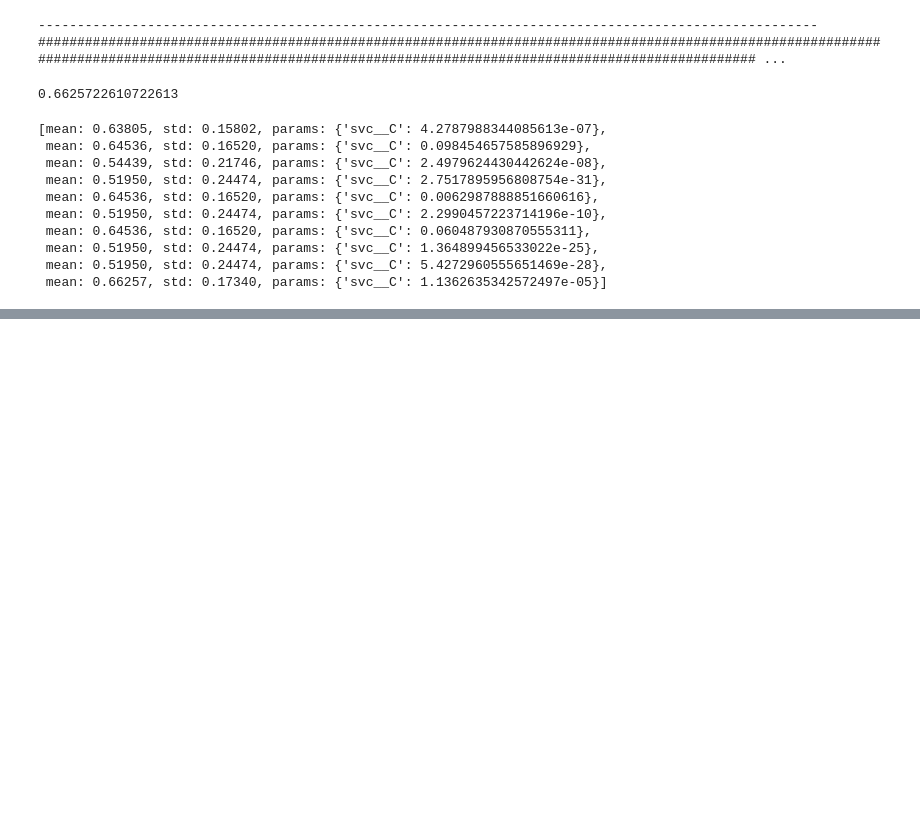
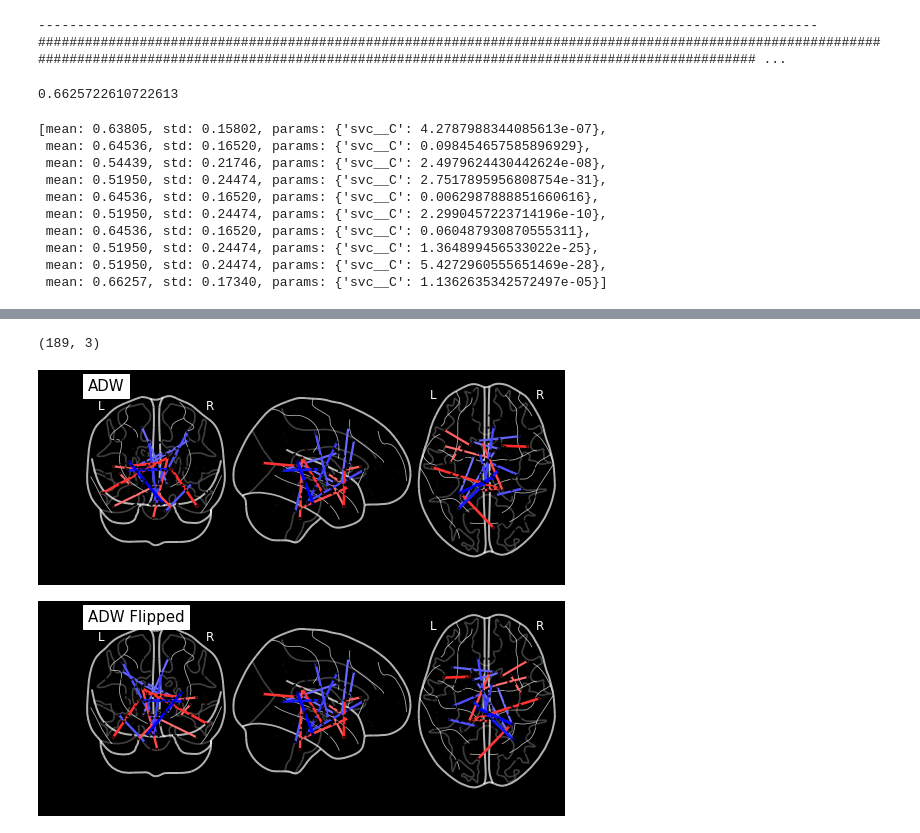
Before and after one commit to bonilhamusclab-projects/behav_connectome_prediction, a Jupyter notebook: entrainment_pred.ipynb, the cells around one changed output, grey strips where cells are left out. Cells and saved outputs as stored; diff of their text form; code cells hidden in the pictures; blank space fills up the shorter version.

Commit message:
plot connectome

```diff
--- a/entrainment_pred.ipynb
+++ b/entrainment_pred.ipynb
@@ -210,0 +214,11 @@ search_adw_c.grid_scores_
+# %%
+def mk_coeffs_mat(coeffs):
+    coeffs_mat = np.zeros((189, 189))
+    ix = 0
+    for i in range(189):
+        for j in range(i+1, 189):
+            coeffs_mat[i][j] = coeffs_mat[j][i] = coeffs[ix]
+            ix += 1
+
+    assert np.all(coeffs_mat == coeffs_mat.T)
+    return coeffs_mat
@@ -210,0 +227,22 @@ search_adw_c.grid_scores_
+# %%
+coeffs_mat_adw = mk_coeffs_mat(coeffs_adw)
+# %%
+jhu_coords = pd.read_csv("data/jhu_coords.csv",
+                        dtype={'x': np.float64, 'y':np.float64, 'z':np.float64})
+jhu_coords = jhu_coords[['x', 'y', 'z']].get_values()
+jhu_coords_flipped = [[-1*x, y, z] for (x,y,z) in jhu_coords]
+# %%
+jhu_coords.shape
+# %% [output]
+(189, 3)
+# %%
+def plot_coeffs(coeffs_mat, title):
+    plotting.plot_connectome(coeffs_mat, jhu_coords, edge_threshold='99.9%',
+                         node_size=2, title=title, alpha=.5, black_bg=True)
+    plotting.plot_connectome(coeffs_mat, jhu_coords_flipped, edge_threshold='99.9%',
+                         node_size=2, title=title +' Flipped', alpha=.5, black_bg=True)
+# %%
+plot_coeffs(coeffs_mat_adw, title='ADW')
+# %% [output]
+[figure, added]
+[figure, added]
```
Also changed, not shown: parts of 16 cells of this notebook.
